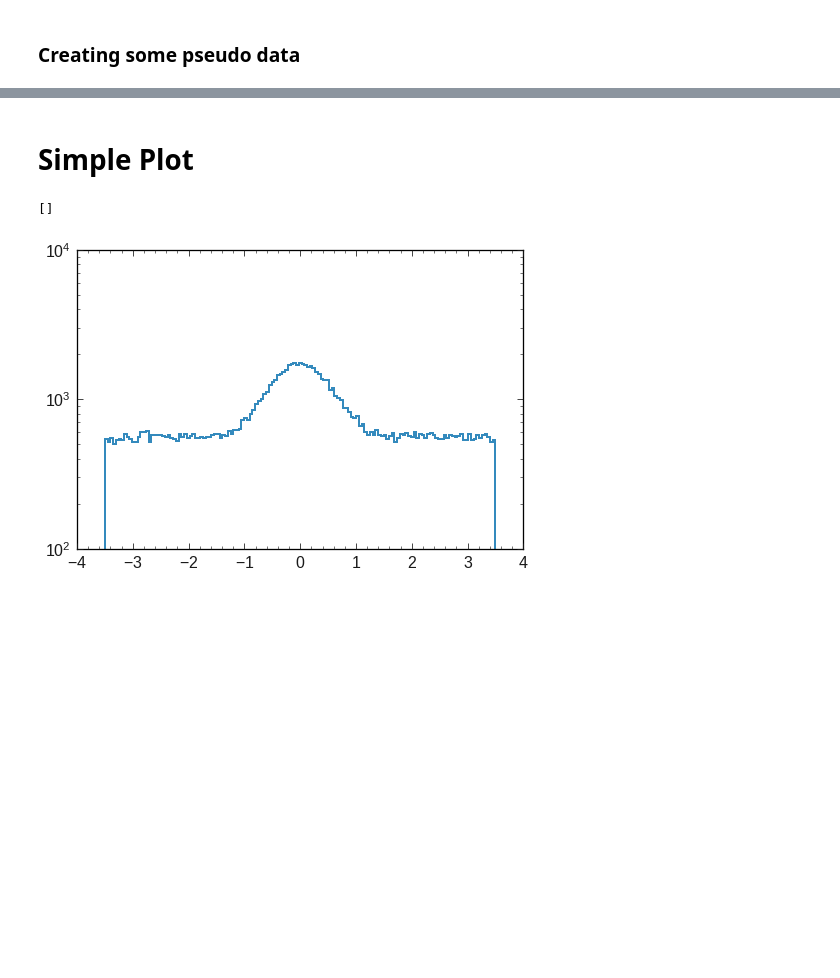
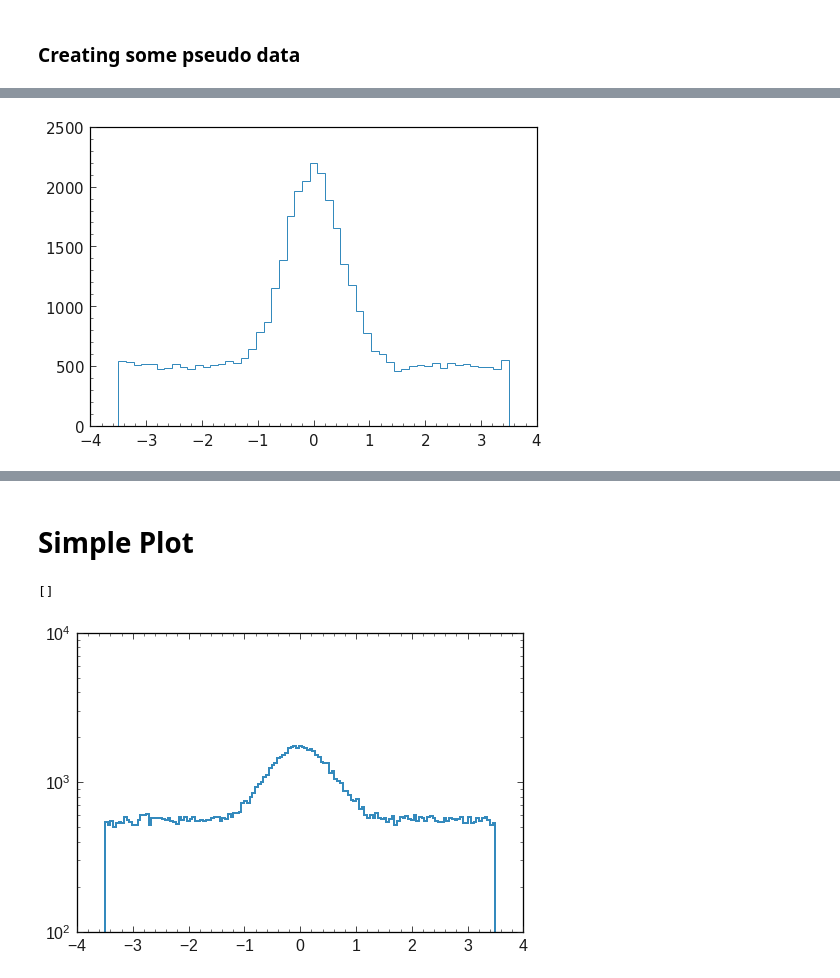
Before and after one commit to simonUU/b2plot, a Jupyter notebook: examples/Introduction.ipynb, the cells around one changed output, grey strips where cells are left out. Saved outputs shown, nothing was run; the diff lists cells and outputs as text; code cells hidden in the pictures; blank space fills up the shorter version.

```diff
--- a/examples/Introduction.ipynb
+++ b/examples/Introduction.ipynb
@@ -65,0 +53,4 @@ df1 = pd.DataFrame(df1)
+# %%
+h = b2plot.hist(df.query('gauss>0').mass)
+# %% [output]
+[figure, added]
```
Also changed, not shown: parts of 10 cells of this notebook, 2 other files.
